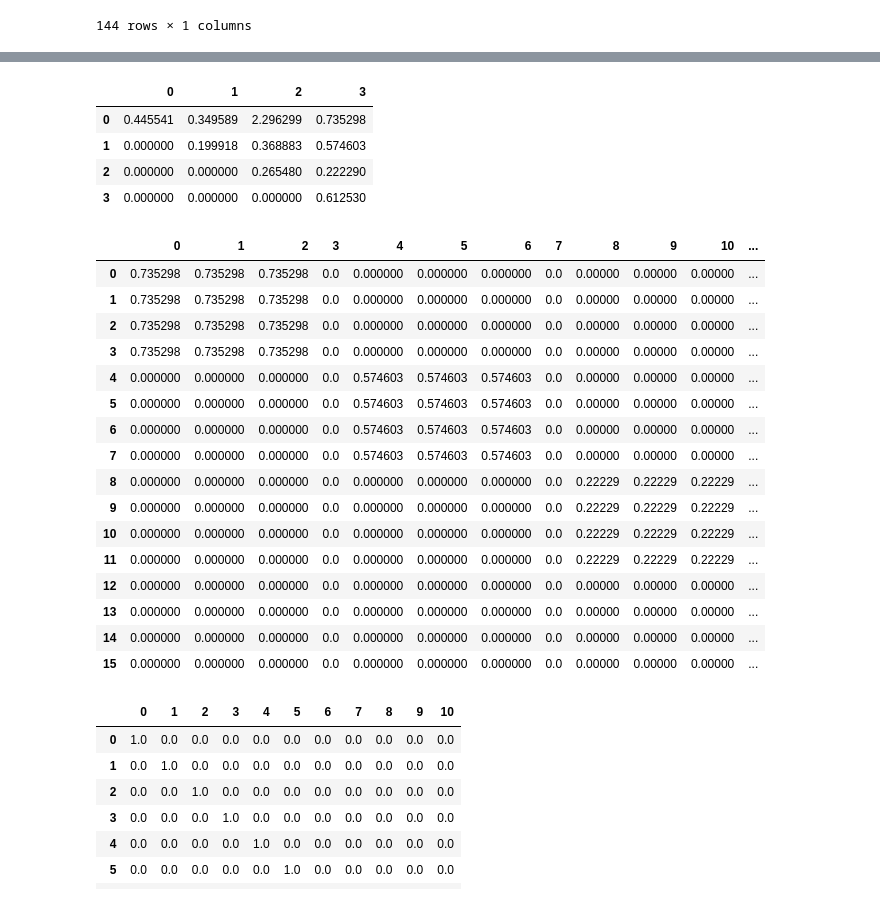
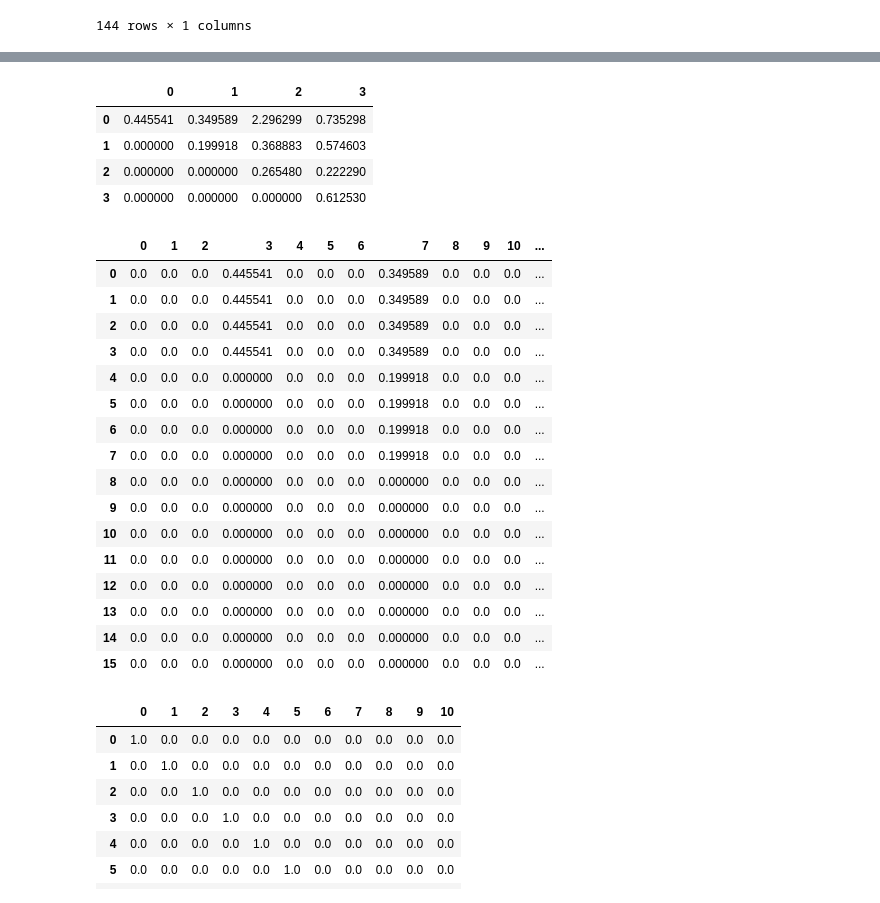
Before and after one commit to cornederuijtnw/GCM, a Jupyter notebook: jupyter notebooks/test_code.ipynb, the cells around one changed output, grey strips where cells are left out. Saved outputs shown, nothing was run; the diff lists cells and outputs as text; code cells hidden in the pictures.

```diff
--- a/jupyter notebooks/test_code.ipynb
+++ b/jupyter notebooks/test_code.ipynb
@@ -105,53 +145,61 @@ np.kron(np.diag(A[:, 3]), I_2)
 # %%
 # Same with numpy
-states=21
+list_size = 3
+states = (list_size + 1) * 4 + 1
 
 np.random.seed(922)
-A =np.triu(np.random.gamma(1,1,16).reshape(4,4))
+A =np.triu(np.random.gamma(1,1,(list_size+1)**2).reshape(list_size + 1,list_size + 1))
 
 display(pd.DataFrame(A))
 
 I_1 = np.array([[0,0,0,1],
              [0,0,0,1],
              [0,0,0,1],
              [0,0,0,1]])
 
 I_2 = 1-I_1
 
+# g_mat = np.vstack((np.hstack((np.zeros((16, 4)), np.kron(A,I_1), np.zeros((16,1)))), np.zeros((5, states))))
+
+display(pd.DataFrame(np.kron(A,I_1)))
+
+
+
+
 #display(pd.DataFrame(np.vstack((np.hstack((np.zeros((16, 4)), np.kron(A,I_1), np.zeros((16,1)))), np.zeros((5, states))))))
 
-display(pd.DataFrame(np.kron(np.diag(A[:, 3]), I_2)))
+#display(pd.DataFrame(np.kron(np.diag(A[:, 3]), I_2)))
 
 #display(pd.DataFrame(np.kron(A,I_1)+np.kron(np.diag(A[:, 3]), I_2)))
 
 # display(pd.DataFrame(np.kron(A,I_1)))
 
 # A_diag = np.diag(A[:, 3])
 
 # display(pd.DataFrame(np.kron(A_diag, I_2)))
 # %% [output]
 |  | 0 | 1 | 2 | 3 |
 | 0 | 0.445541 | 0.349589 | 2.296299 | 0.735298 |
 | 1 | 0.000000 | 0.199918 | 0.368883 | 0.574603 |
 | 2 | 0.000000 | 0.000000 | 0.265480 | 0.222290 |
 | 3 | 0.000000 | 0.000000 | 0.000000 | 0.612530 |
 |  | 0 | 1 | 2 | 3 | 4 | 5 | 6 | 7 | 8 | 9 | 10 | ... |
-| 0 | 0.735298 | 0.735298 | 0.735298 | 0.0 | 0.000000 | 0.000000 | 0.000000 | 0.0 | 0.00000 | 0.00000 | 0.00000 | ... |
-| 1 | 0.735298 | 0.735298 | 0.735298 | 0.0 | 0.000000 | 0.000000 | 0.000000 | 0.0 | 0.00000 | 0.00000 | 0.00000 | ... |
-| 2 | 0.735298 | 0.735298 | 0.735298 | 0.0 | 0.000000 | 0.000000 | 0.000000 | 0.0 | 0.00000 | 0.00000 | 0.00000 | ... |
-| 3 | 0.735298 | 0.735298 | 0.735298 | 0.0 | 0.000000 | 0.000000 | 0.000000 | 0.0 | 0.00000 | 0.00000 | 0.00000 | ... |
-| 4 | 0.000000 | 0.000000 | 0.000000 | 0.0 | 0.574603 | 0.574603 | 0.574603 | 0.0 | 0.00000 | 0.00000 | 0.00000 | ... |
-| 5 | 0.000000 | 0.000000 | 0.000000 | 0.0 | 0.574603 | 0.574603 | 0.574603 | 0.0 | 0.00000 | 0.00000 | 0.00000 | ... |
-| 6 | 0.000000 | 0.000000 | 0.000000 | 0.0 | 0.574603 | 0.574603 | 0.574603 | 0.0 | 0.00000 | 0.00000 | 0.00000 | ... |
-| 7 | 0.000000 | 0.000000 | 0.000000 | 0.0 | 0.574603 | 0.574603 | 0.574603 | 0.0 | 0.00000 | 0.00000 | 0.00000 | ... |
-| 8 | 0.000000 | 0.000000 | 0.000000 | 0.0 | 0.000000 | 0.000000 | 0.000000 | 0.0 | 0.22229 | 0.22229 | 0.22229 | ... |
-| 9 | 0.000000 | 0.000000 | 0.000000 | 0.0 | 0.000000 | 0.000000 | 0.000000 | 0.0 | 0.22229 | 0.22229 | 0.22229 | ... |
-| 10 | 0.000000 | 0.000000 | 0.000000 | 0.0 | 0.000000 | 0.000000 | 0.000000 | 0.0 | 0.22229 | 0.22229 | 0.22229 | ... |
-| 11 | 0.000000 | 0.000000 | 0.000000 | 0.0 | 0.000000 | 0.000000 | 0.000000 | 0.0 | 0.22229 | 0.22229 | 0.22229 | ... |
-| 12 | 0.000000 | 0.000000 | 0.000000 | 0.0 | 0.000000 | 0.000000 | 0.000000 | 0.0 | 0.00000 | 0.00000 | 0.00000 | ... |
-| 13 | 0.000000 | 0.000000 | 0.000000 | 0.0 | 0.000000 | 0.000000 | 0.000000 | 0.0 | 0.00000 | 0.00000 | 0.00000 | ... |
-| 14 | 0.000000 | 0.000000 | 0.000000 | 0.0 | 0.000000 | 0.000000 | 0.000000 | 0.0 | 0.00000 | 0.00000 | 0.00000 | ... |
-| 15 | 0.000000 | 0.000000 | 0.000000 | 0.0 | 0.000000 | 0.000000 | 0.000000 | 0.0 | 0.00000 | 0.00000 | 0.00000 | ... |
+| 0 | 0.0 | 0.0 | 0.0 | 0.445541 | 0.0 | 0.0 | 0.0 | 0.349589 | 0.0 | 0.0 | 0.0 | ... |
+| 1 | 0.0 | 0.0 | 0.0 | 0.445541 | 0.0 | 0.0 | 0.0 | 0.349589 | 0.0 | 0.0 | 0.0 | ... |
+| 2 | 0.0 | 0.0 | 0.0 | 0.445541 | 0.0 | 0.0 | 0.0 | 0.349589 | 0.0 | 0.0 | 0.0 | ... |
+| 3 | 0.0 | 0.0 | 0.0 | 0.445541 | 0.0 | 0.0 | 0.0 | 0.349589 | 0.0 | 0.0 | 0.0 | ... |
+| 4 | 0.0 | 0.0 | 0.0 | 0.000000 | 0.0 | 0.0 | 0.0 | 0.199918 | 0.0 | 0.0 | 0.0 | ... |
+| 5 | 0.0 | 0.0 | 0.0 | 0.000000 | 0.0 | 0.0 | 0.0 | 0.199918 | 0.0 | 0.0 | 0.0 | ... |
+| 6 | 0.0 | 0.0 | 0.0 | 0.000000 | 0.0 | 0.0 | 0.0 | 0.199918 | 0.0 | 0.0 | 0.0 | ... |
+| 7 | 0.0 | 0.0 | 0.0 | 0.000000 | 0.0 | 0.0 | 0.0 | 0.199918 | 0.0 | 0.0 | 0.0 | ... |
+| 8 | 0.0 | 0.0 | 0.0 | 0.000000 | 0.0 | 0.0 | 0.0 | 0.000000 | 0.0 | 0.0 | 0.0 | ... |
+| 9 | 0.0 | 0.0 | 0.0 | 0.000000 | 0.0 | 0.0 | 0.0 | 0.000000 | 0.0 | 0.0 | 0.0 | ... |
+| 10 | 0.0 | 0.0 | 0.0 | 0.000000 | 0.0 | 0.0 | 0.0 | 0.000000 | 0.0 | 0.0 | 0.0 | ... |
+| 11 | 0.0 | 0.0 | 0.0 | 0.000000 | 0.0 | 0.0 | 0.0 | 0.000000 | 0.0 | 0.0 | 0.0 | ... |
+| 12 | 0.0 | 0.0 | 0.0 | 0.000000 | 0.0 | 0.0 | 0.0 | 0.000000 | 0.0 | 0.0 | 0.0 | ... |
+| 13 | 0.0 | 0.0 | 0.0 | 0.000000 | 0.0 | 0.0 | 0.0 | 0.000000 | 0.0 | 0.0 | 0.0 | ... |
+| 14 | 0.0 | 0.0 | 0.0 | 0.000000 | 0.0 | 0.0 | 0.0 | 0.000000 | 0.0 | 0.0 | 0.0 | ... |
+| 15 | 0.0 | 0.0 | 0.0 | 0.000000 | 0.0 | 0.0 | 0.0 | 0.000000 | 0.0 | 0.0 | 0.0 | ... |
 # %%
 N = 11
 
```
Also changed, not shown: parts of 2 cells of this notebook, 4 other files.
